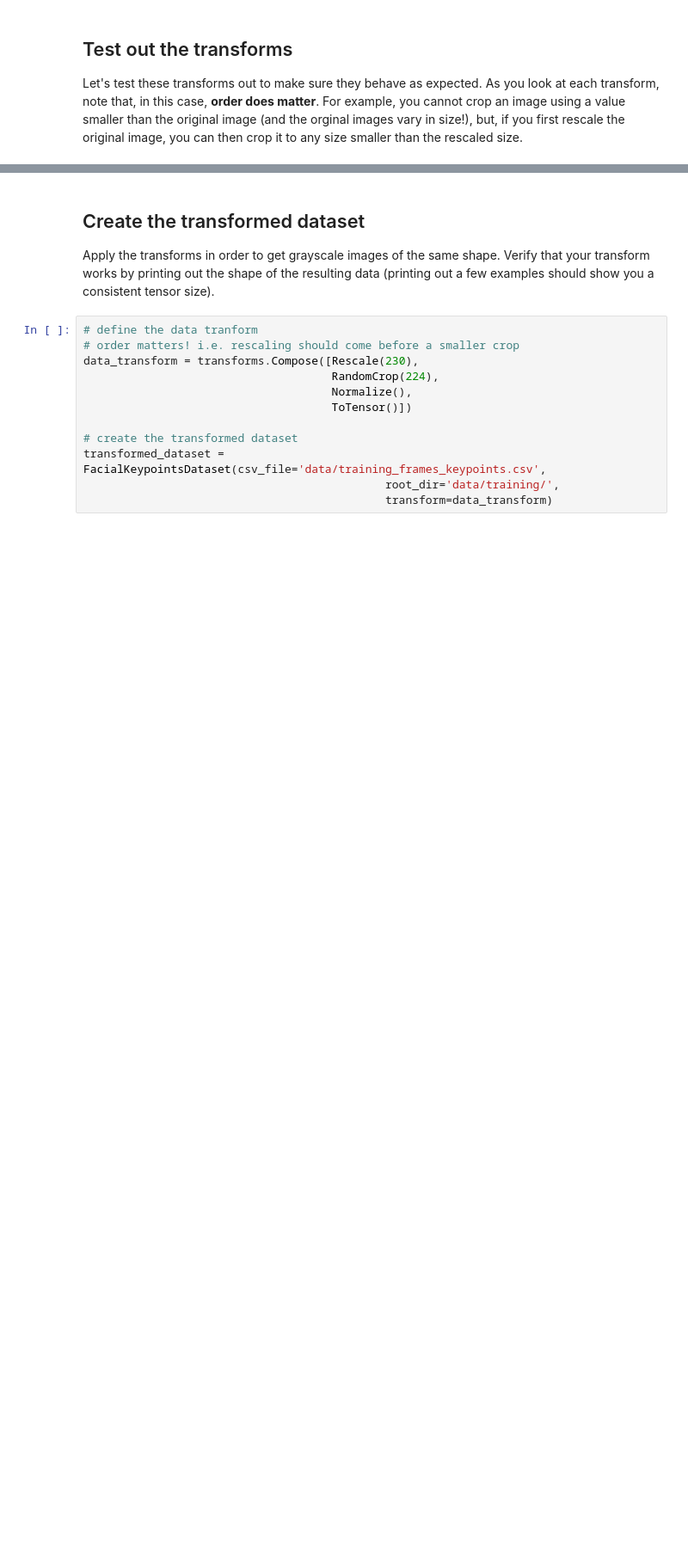
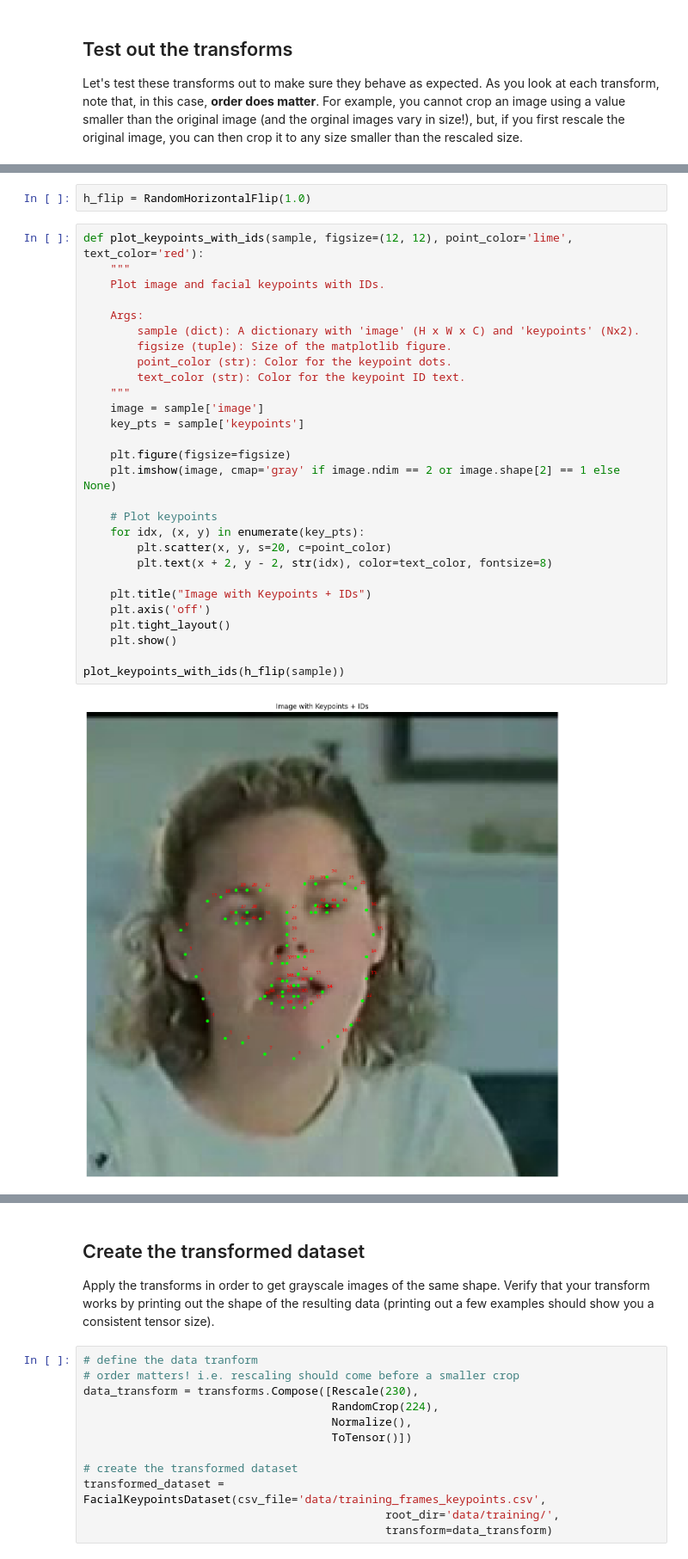
Before and after one commit to civcode/ComputerVisionND_P1_Facial_Keypoints, a Jupyter notebook: 1. Load and Visualize Data.ipynb, the cells around one changed output, grey strips where cells are left out. Shown at 86% size. Drawn from its saved outputs; the diff is of its cells as text; blank space fills up the shorter version.

```diff
--- a/1. Load and Visualize Data.ipynb
+++ b/1. Load and Visualize Data.ipynb
@@ -402,0 +500,32 @@ test_num
+# %%
+h_flip = RandomHorizontalFlip(1.0)
+# %%
+def plot_keypoints_with_ids(sample, figsize=(12, 12), point_color='lime', text_color='red'):
+    """
+    Plot image and facial keypoints with IDs.
+
+    Args:
+        sample (dict): A dictionary with 'image' (H x W x C) and 'keypoints' (Nx2).
+        figsize (tuple): Size of the matplotlib figure.
+        point_color (str): Color for the keypoint dots.
+        text_color (str): Color for the keypoint ID text.
+    """
+    image = sample['image']
+    key_pts = sample['keypoints']
+
+    plt.figure(figsize=figsize)
+    plt.imshow(image, cmap='gray' if image.ndim == 2 or image.shape[2] == 1 else None)
+
+    # Plot keypoints
+    for idx, (x, y) in enumerate(key_pts):
+        plt.scatter(x, y, s=20, c=point_color)
+        plt.text(x + 2, y - 2, str(idx), color=text_color, fontsize=8)
+
+    plt.title("Image with Keypoints + IDs")
+    plt.axis('off')
+    plt.tight_layout()
+    plt.show()
+
+plot_keypoints_with_ids(h_flip(sample))
+# %% [output]
+[figure, added]
```
Also changed, not shown: parts of 5 cells of this notebook, 5 other files.
